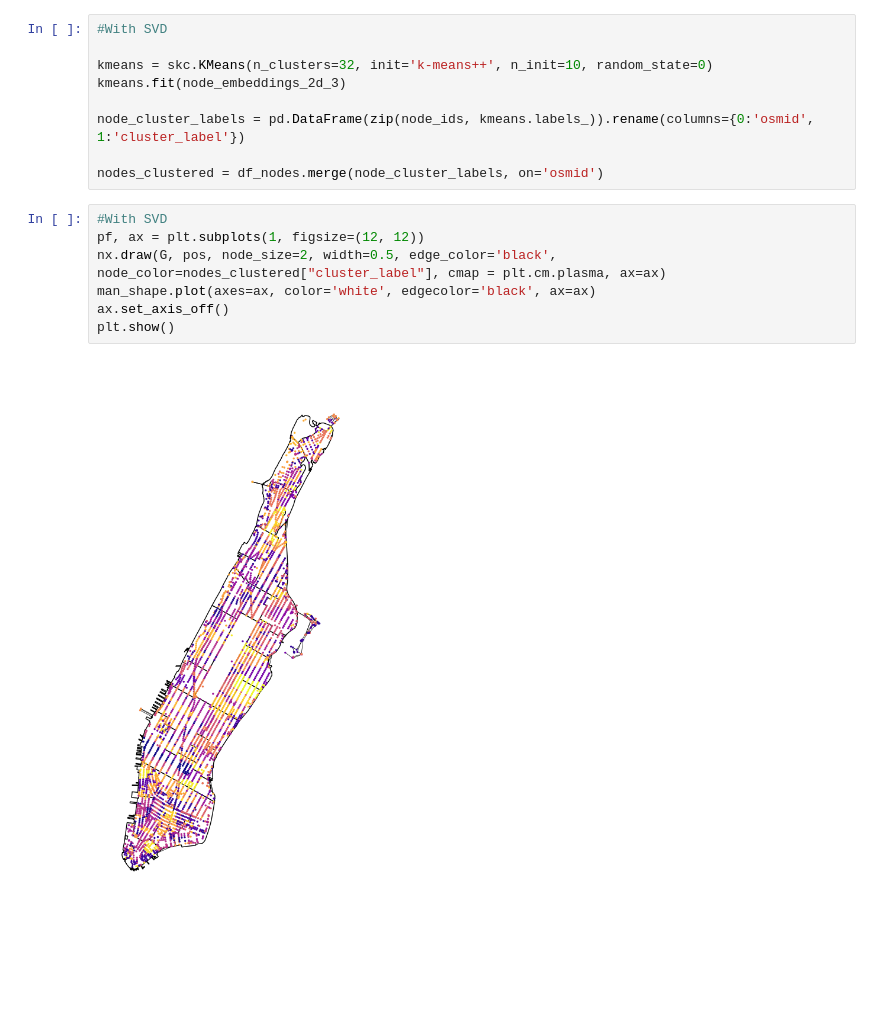
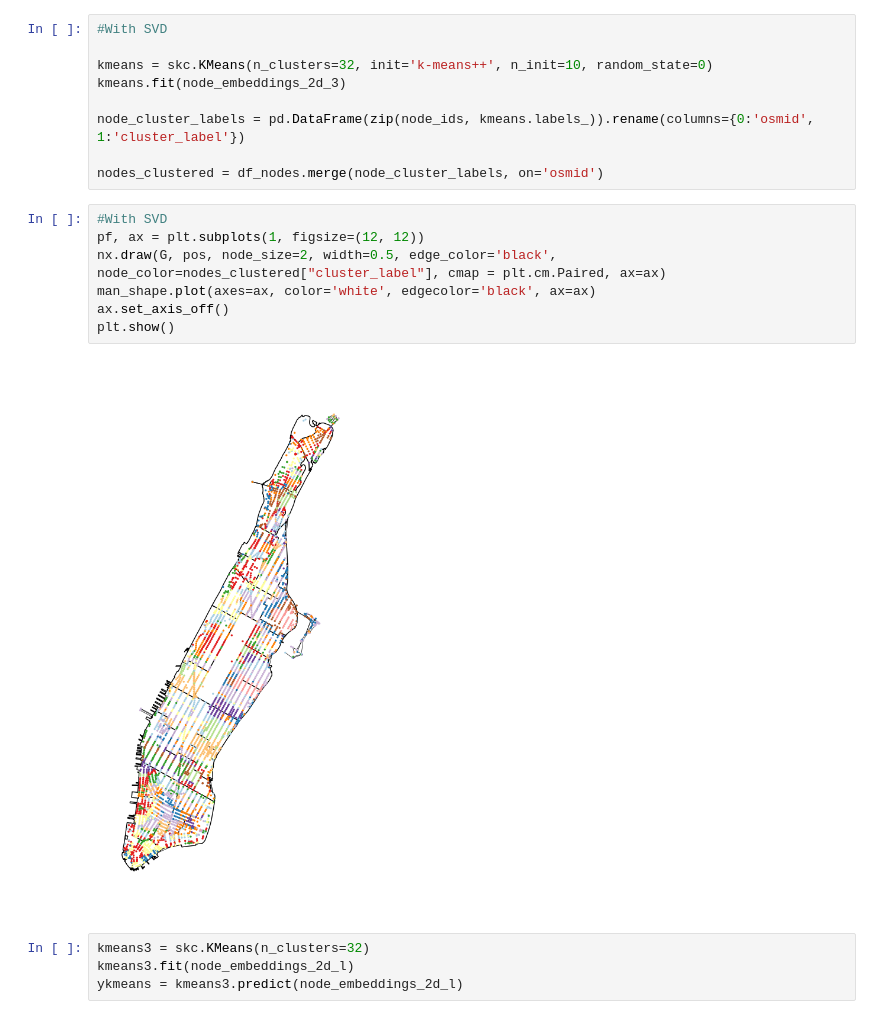
Before and after one commit to WDaugherty/ECE-5260, a Jupyter notebook: HW9/HW9.ipynb, the cells around one changed output. Drawn from its saved outputs; the diff is of its cells as text; blank space fills up the shorter version.

```diff
--- a/HW9/HW9.ipynb
+++ b/HW9/HW9.ipynb
@@ -168,9 +205,13 @@ nodes_clustered = df_nodes.merge(node_cluster_labels, on='osmid')
 # %%
 #With SVD
 pf, ax = plt.subplots(1, figsize=(12, 12))
-nx.draw(G, pos, node_size=2, width=0.5, edge_color='black', node_color=nodes_clustered["cluster_label"], cmap = plt.cm.plasma, ax=ax)
+nx.draw(G, pos, node_size=2, width=0.5, edge_color='black', node_color=nodes_clustered["cluster_label"], cmap = plt.cm.Paired, ax=ax)
 man_shape.plot(axes=ax, color='white', edgecolor='black', ax=ax)
 ax.set_axis_off()
 plt.show()
 # %% [output]
-[figure, old version]
+[figure, new version]
+# %%
+kmeans3 = skc.KMeans(n_clusters=32)
+kmeans3.fit(node_embeddings_2d_l)
+ykmeans = kmeans3.predict(node_embeddings_2d_l)
```
Also changed, not shown: parts of 10 cells of this notebook, 3 other files.
